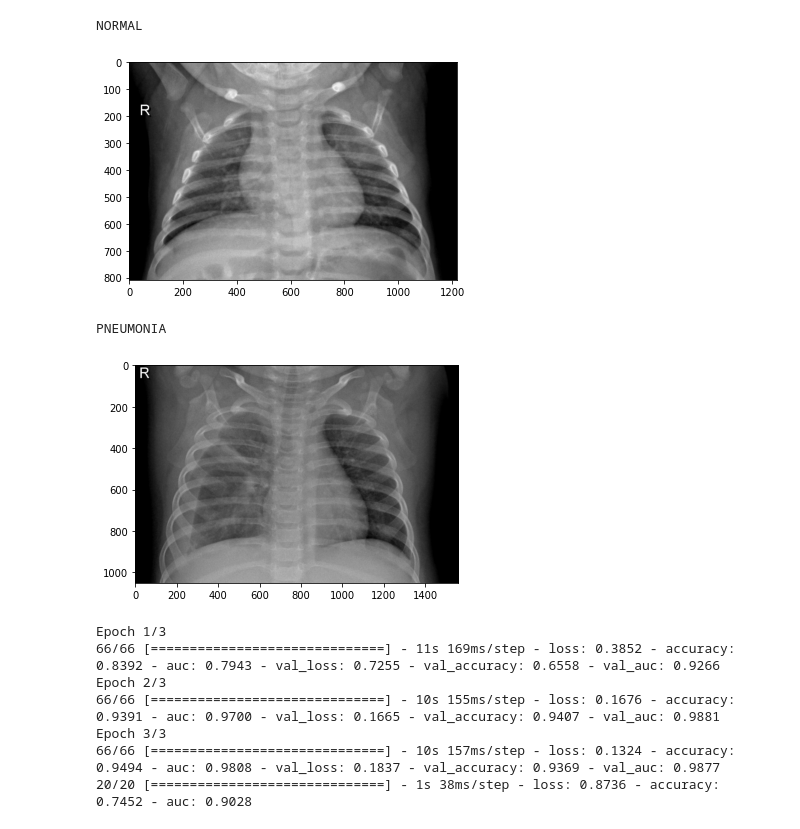
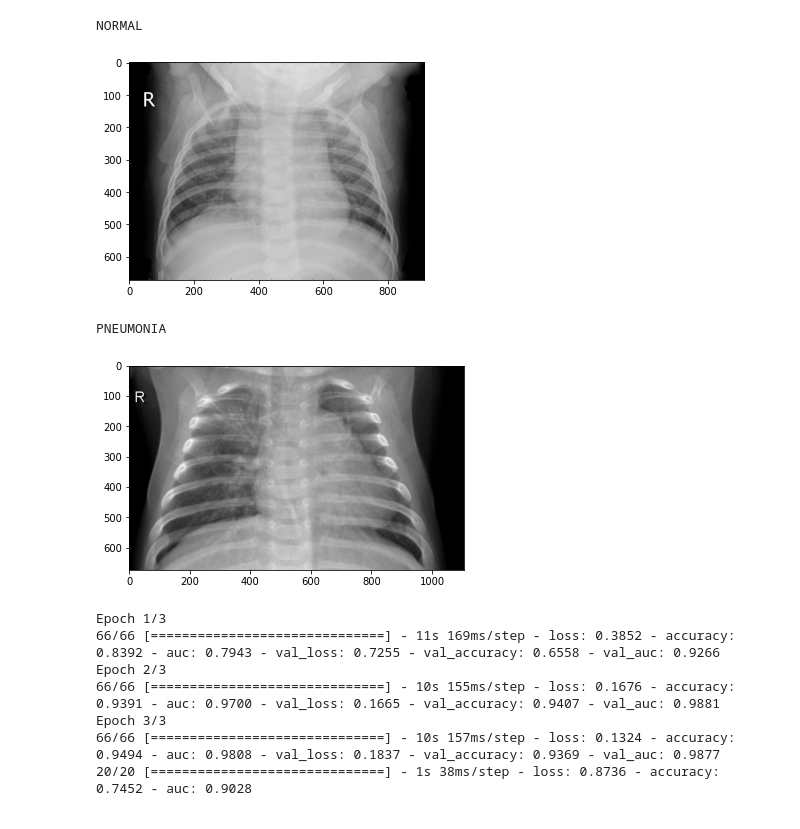
Before and after one commit to maloyan/HW_keras, a Jupyter notebook: hw.ipynb, the cells around one changed output. Saved outputs shown, nothing was run; the diff lists cells and outputs as text; code cells hidden in the pictures.

```diff
--- a/hw.ipynb
+++ b/hw.ipynb
@@ -89,23 +89,23 @@ else:
 
 #INPUT_SHAPE = (IMG_WIDTH, IMG_HEIGHT)
 # %%
-img_normal = load_img('./chest_xray/train/NORMAL/NORMAL2-IM-0588-0001.jpeg')
+img_normal = load_img('./chest_xray/train/NORMAL/' + os.listdir('./chest_xray/train/NORMAL')[0])
 
 print('NORMAL')
 plt.imshow(img_normal)
 plt.show()
 # %% [output]
 NORMAL
-[figure, old version]
+[figure, new version]
 # %%
-img_pneumonia = load_img('./chest_xray/train/PNEUMONIA/person441_virus_894.jpeg')
+img_pneumonia = load_img('./chest_xray/train/PNEUMONIA/' + os.listdir('./chest_xray/train/PNEUMONIA/')[0])
 
 print('PNEUMONIA')
 plt.imshow(img_pneumonia)
 plt.show()
 # %% [output]
 PNEUMONIA
-[figure, old version]
+[figure, new version]
 # %%
 def loadimgs(path):
     X = []
```
Also changed, not shown: parts of 8 cells of this notebook.
